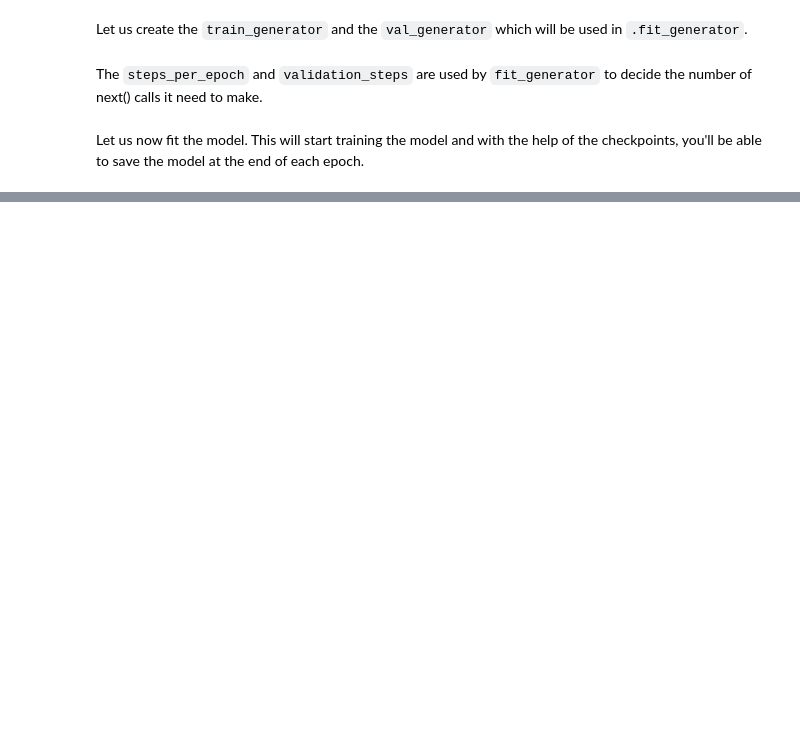
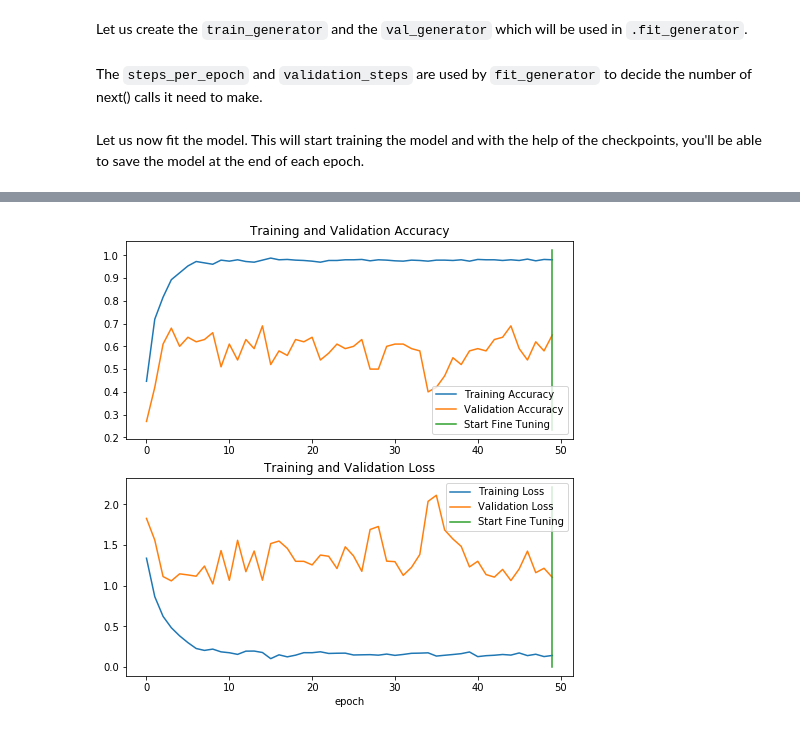
Before and after one commit to PreethaJoy/GestureRecognition, a Jupyter notebook: Gesture_Recognition_Code.ipynb, the cells around one changed output, grey strips where cells are left out. Drawn from its saved outputs; the diff is of its cells as text; code cells hidden in the pictures; blank space fills up the shorter version.

```diff
--- a/Gesture_Recognition_Code.ipynb
+++ b/Gesture_Recognition_Code.ipynb
@@ -316,0 +451,3 @@ plt.show()
+# %%
+train_generator = generator_1(train_path, train_doc, batch_size)
+val_generator = generator_1(val_path, val_doc, batch_size)
@@ -316,0 +466,15 @@ plt.show()
+# %%
+if (num_train_sequences%batch_size) == 0:
+    steps_per_epoch = int(num_train_sequences/batch_size)
+else:
+    steps_per_epoch = (num_train_sequences//batch_size) + 1
+
+if (num_val_sequences%batch_size) == 0:
+    validation_steps = int(num_val_sequences/batch_size)
+else:
+    validation_steps = (num_val_sequences//batch_size) + 1
+# %%
+lstm_model.compile(optimizer=optimiser, loss='categorical_crossentropy', metrics=['categorical_accuracy'])
+modelhistory = lstm_model.fit_generator(train_generator, steps_per_epoch=steps_per_epoch, epochs=num_epochs, verbose=1,
+                                        callbacks=callbacks_list, validation_data=val_generator,
+                                        validation_steps=validation_steps, class_weight=None, workers=1, initial_epoch=0)
@@ -316,0 +502,26 @@ plt.show()
+# %%
+acc = modelhistory.history['categorical_accuracy']
+val_acc = modelhistory.history['val_categorical_accuracy']
+loss = modelhistory.history['loss']
+val_loss = modelhistory.history['val_loss']
+# %%
+plt.figure(figsize=(8, 8))
+plt.subplot(2, 1, 1)
+plt.plot(acc, label='Training Accuracy')
+plt.plot(val_acc, label='Validation Accuracy')
+plt.plot([num_epochs-1,num_epochs-1],
+          plt.ylim(), label='Start Fine Tuning')
+plt.legend(loc='lower right')
+plt.title('Training and Validation Accuracy')
+
+plt.subplot(2, 1, 2)
+plt.plot(loss, label='Training Loss')
+plt.plot(val_loss, label='Validation Loss')
+plt.plot([num_epochs-1,num_epochs-1],
+         plt.ylim(), label='Start Fine Tuning')
+plt.legend(loc='upper right')
+plt.title('Training and Validation Loss')
+plt.xlabel('epoch')
+plt.show()
+# %% [output]
+[figure, added]
```
Also changed, not shown: parts of 16 cells of this notebook.
